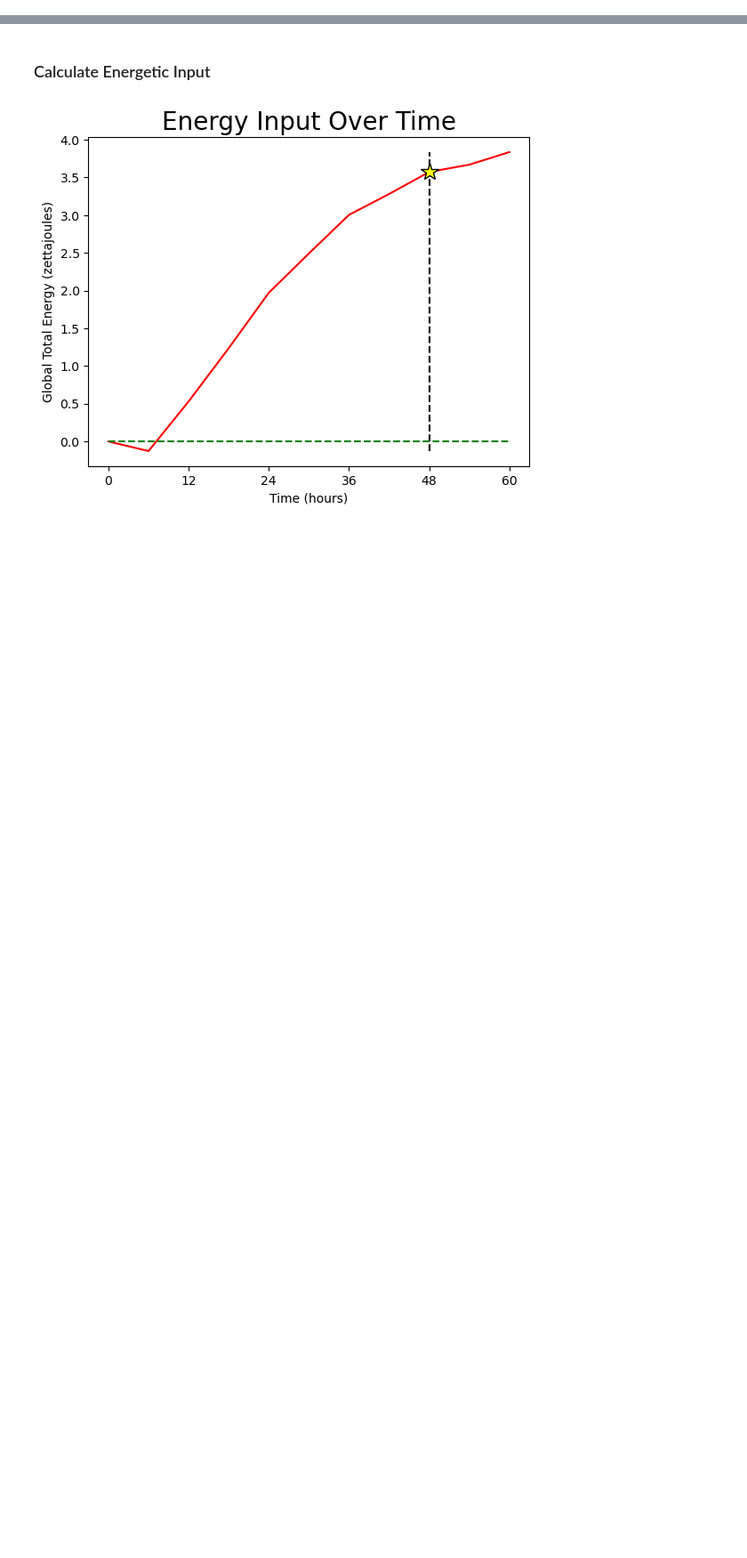
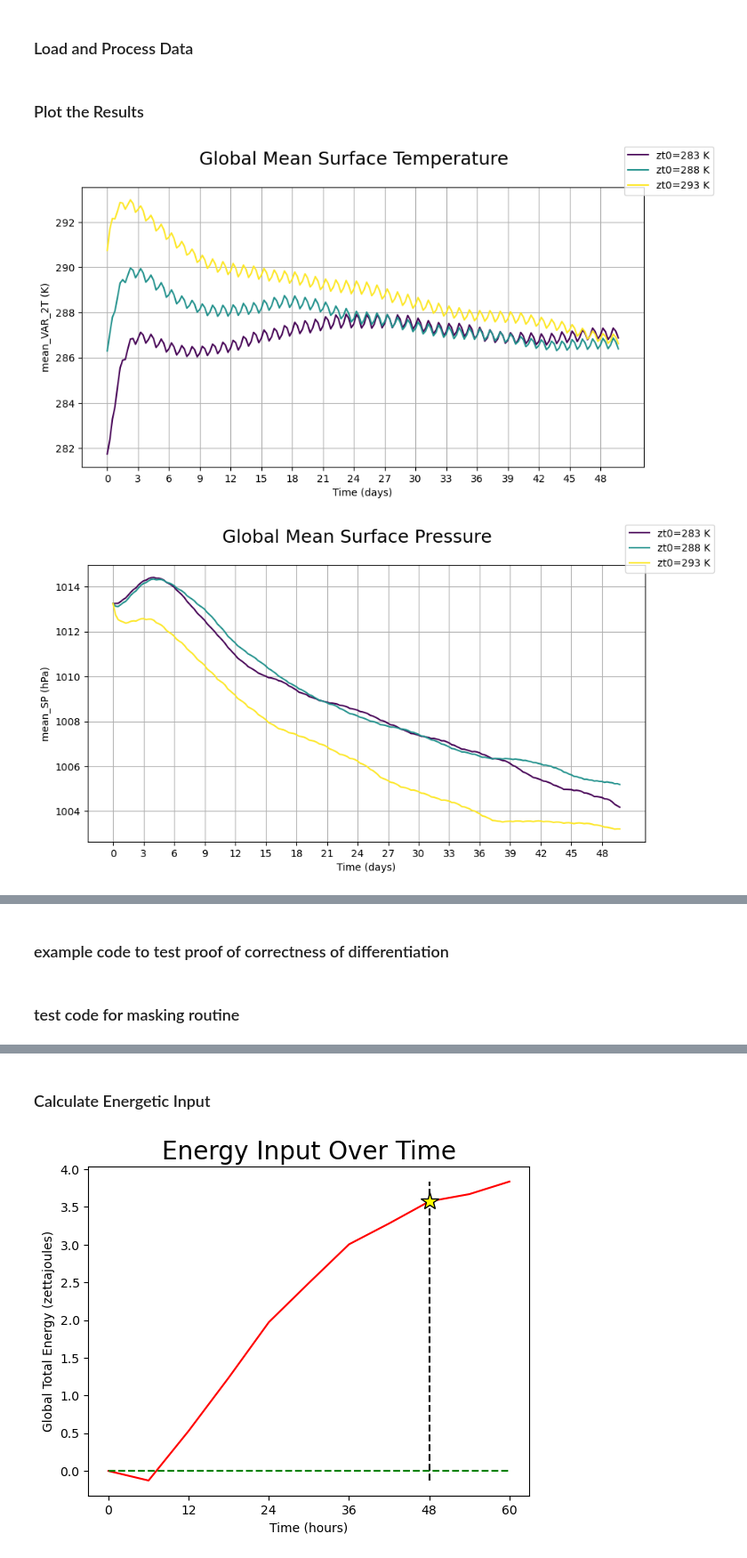
Before and after one commit to Joshua-Elms/dcmip2025_idealized_tests, a Jupyter notebook: analysis/plot_steady_state.ipynb, the cells around one changed output, grey strips where cells are left out. Shown: that part at 89% size. Saved outputs shown, nothing was run; the diff lists cells and outputs as text; code cells hidden in the pictures; blank space fills up the shorter version.

```diff
--- a/analysis/plot_steady_state.ipynb
+++ b/analysis/plot_steady_state.ipynb
@@ -100,20 +80,0 @@ mean_T = latitude_weighted_mean(ds["T"], latitudes)
-# %%
-# Plot the results
-plt.figure(figsize=(10, 6))
-stop_idx = 32
-
-for i, val in enumerate(ds[iter_param].values):
-    plt.plot(
-        time_hours,
-        mean_VAR_2T.sel({iter_param: val}),
-        label=f"{iter_param}={val}",
-        color=ensemble_colors[i],
-    )
-
-plt.xticks(time_hours[::12], (time_hours[::12] / 24).values.astype(int))
-plt.xlabel("Time (hours)")
-plt.ylabel("Latitude-Weighted Global Mean Surface Temperature (K)")
-plt.title("Global Mean Surface Temperature Over Time")
-plt.legend()
-plt.grid()
-plt.show()
@@ -424,0 +81,2 @@ NameError: name 'total_energy' is not defined
+# %% [markdown]
+### Load and Process Data
@@ -424,0 +167,32 @@ NameError: name 'total_energy' is not defined
+# %% [markdown]
+### Plot the Results
+# %%
+# Plot the results
+plot_vars = ["mean_VAR_2T", "mean_SP", "lw_te", "dte_dt"]
+titles = ["Global Mean Surface Temperature", "Global Mean Surface Pressure", "Latitude-Weighted Total Energy", "Time Rate of Change: Total Energy"]
+
+for i, pvar in enumerate(plot_vars):
+    fig, ax = plt.subplots(figsize=(10, 5))
+    data = ds[pvar]
+    # if pvar == "mean_VAR_2T":
+    #     # plot the diurnal cycle
+    #     diurnal_temp = 0.5*np.sin(2 * np.pi * time_hours / 24) + ds["mean_VAR_2T"].mean().values
+    #     ax.plot(time_hours, diurnal_temp, label="Diurnal Cycle", color="black", linestyle="--")
+    for j, val in enumerate(ds[exp_param].values):
+        ax.plot(
+            time_hours,
+            data.sel({exp_param: val}),
+            label=f"{exp_param}={val} {exp_param_units}",
+            color=ensemble_colors[j],
+        )
+
+    ax.set_xticks(time_hours[::12], (time_hours[::12] / 24).values.astype(int))
+    ax.set_xlabel("Time (days)")
+    ax.set_ylabel(f"{pvar} ({units_table[pvar.lstrip('mean_')]})")
+    fig.suptitle(titles[i], fontsize=18)
+    fig.legend()
+    ax.grid()
+plt.show()
+# %% [output]
+[figure, added]
+[figure, added]
@@ -424,0 +201,2 @@ NameError: name 'total_energy' is not defined
+# %% [markdown]
+### example code to test proof of correctness of differentiation
@@ -424,0 +207,2 @@ NameError: name 'total_energy' is not defined
+# %% [markdown]
+### test code for masking routine
```
Also changed, not shown: parts of 22 cells of this notebook, 7 other files.
